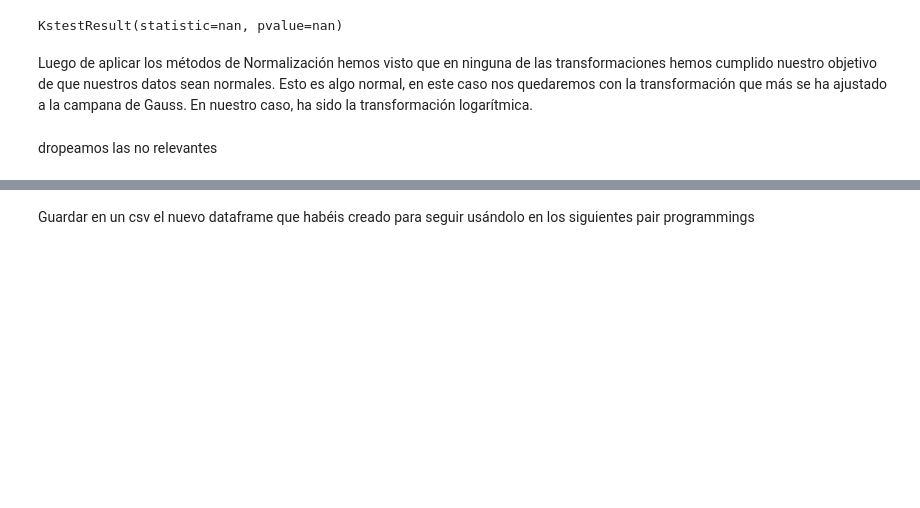
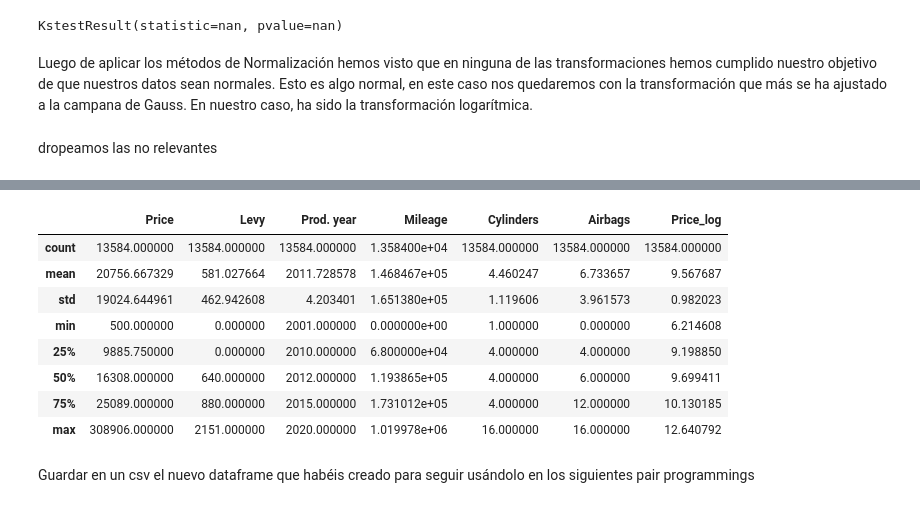
Before and after one commit to Adalab/DA-PROMO-B-MODULO-3-SPRINT-1-ANAIS-ARIANA, a Jupyter notebook: regresion_lineal/RegresiónLineal5.ipynb, the cells around one changed output, grey strips where cells are left out. Saved outputs shown, nothing was run; the diff lists cells and outputs as text; code cells hidden in the pictures; blank space fills up the shorter version.

```diff
--- a/regresion_lineal/RegresiónLineal5.ipynb
+++ b/regresion_lineal/RegresiónLineal5.ipynb
@@ -371,6 +371,18 @@ Color                 object
 Airbags                int64
 Price_log            float64
 dtype: object
+# %%
+df.describe()
+# %% [output]
+|  | Price | Levy | Prod. year | Mileage | Cylinders | Airbags | Price_log |
+| count | 13584.000000 | 13584.000000 | 13584.000000 | 1.358400e+04 | 13584.000000 | 13584.000000 | 13584.000000 |
+| mean | 20756.667329 | 581.027664 | 2011.728578 | 1.468467e+05 | 4.460247 | 6.733657 | 9.567687 |
+| std | 19024.644961 | 462.942608 | 4.203401 | 1.651380e+05 | 1.119606 | 3.961573 | 0.982023 |
+| min | 500.000000 | 0.000000 | 2001.000000 | 0.000000e+00 | 1.000000 | 0.000000 | 6.214608 |
+| 25% | 9885.750000 | 0.000000 | 2010.000000 | 6.800000e+04 | 4.000000 | 4.000000 | 9.198850 |
+| 50% | 16308.000000 | 640.000000 | 2012.000000 | 1.193865e+05 | 4.000000 | 6.000000 | 9.699411 |
+| 75% | 25089.000000 | 880.000000 | 2015.000000 | 1.731012e+05 | 4.000000 | 12.000000 | 10.130185 |
+| max | 308906.000000 | 2151.000000 | 2020.000000 | 1.019978e+06 | 16.000000 | 16.000000 | 12.640792 |
 # %% [markdown]
 Guardar en un csv el nuevo dataframe que habéis creado para seguir usándolo en los siguientes pair programmings
 # %%
```
Also changed, not shown: parts of 15 cells of this notebook, 14 other files.
